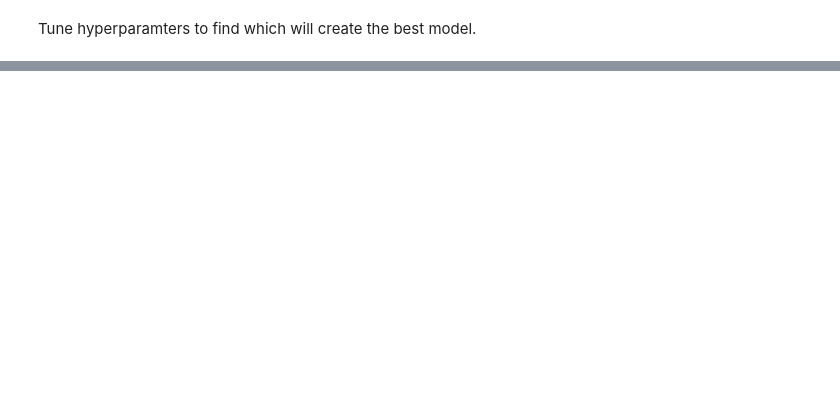
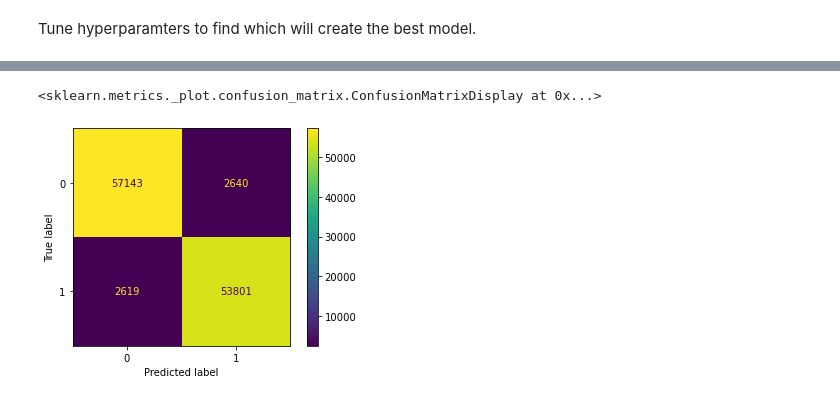
Before and after one commit to sreagan1/Semester2_Capstone_SageR, a Jupyter notebook: Tree Coverage Capstone.ipynb, the cells around one changed output, grey strips where cells are left out. Cells and saved outputs as stored; diff of their text form; code cells hidden in the pictures; blank space fills up the shorter version.

```diff
--- a/Tree Coverage Capstone.ipynb
+++ b/Tree Coverage Capstone.ipynb
@@ -299,14 +248,0 @@ plt.plot(features, F1)
-# %%
-features = np.arange(1,60)
-precision = []
-recall = []
-accuracy = []
-F1 = []
-for n in features:
-    DTC = DecisionTreeClassifier(criterion = 'entropy', max_features = n)
-    DT_model = DTC.fit(X_train, y_train)
-    predict_y = DTC.predict(X_test)
-    precision.append(precision_score(y_test, predict_y))
-    recall.append(recall_score(y_test, predict_y))
-    accuracy.append(accuracy_score(y_test, predict_y))
-    F1.append(f1_score(y_test, predict_y))
@@ -330,0 +306,6 @@ plt.plot(features, F1)
+# %%
+cm = (confusion_matrix(y_test, predict_y))
+plot_confusion_matrix(DT_model, X_test, y_test)
+# %% [output]
+<sklearn.metrics._plot.confusion_matrix.ConfusionMatrixDisplay at 0x...>
+[figure, added]
```
Also changed, not shown: parts of 23 cells of this notebook.
